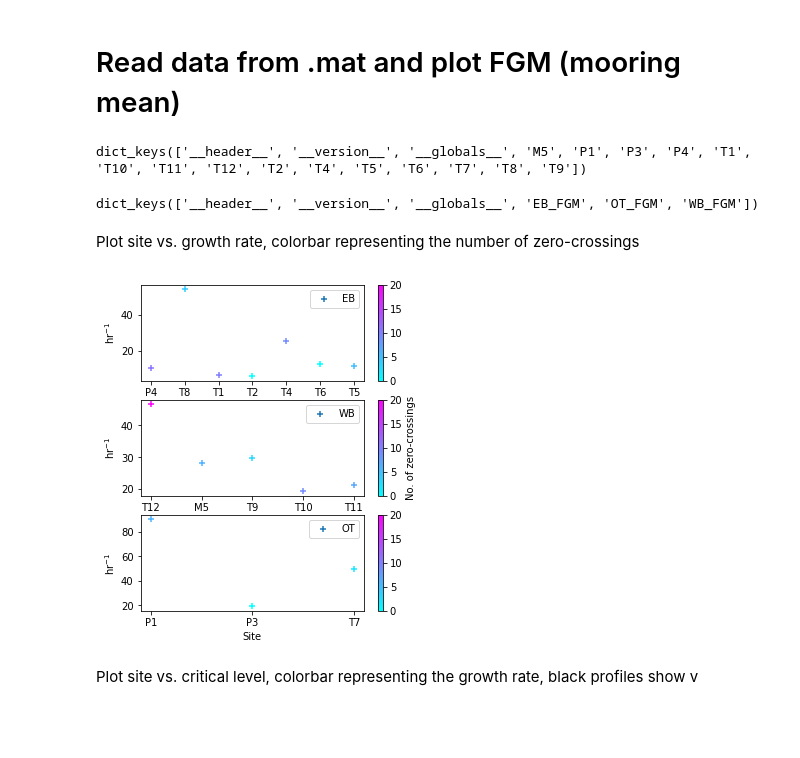
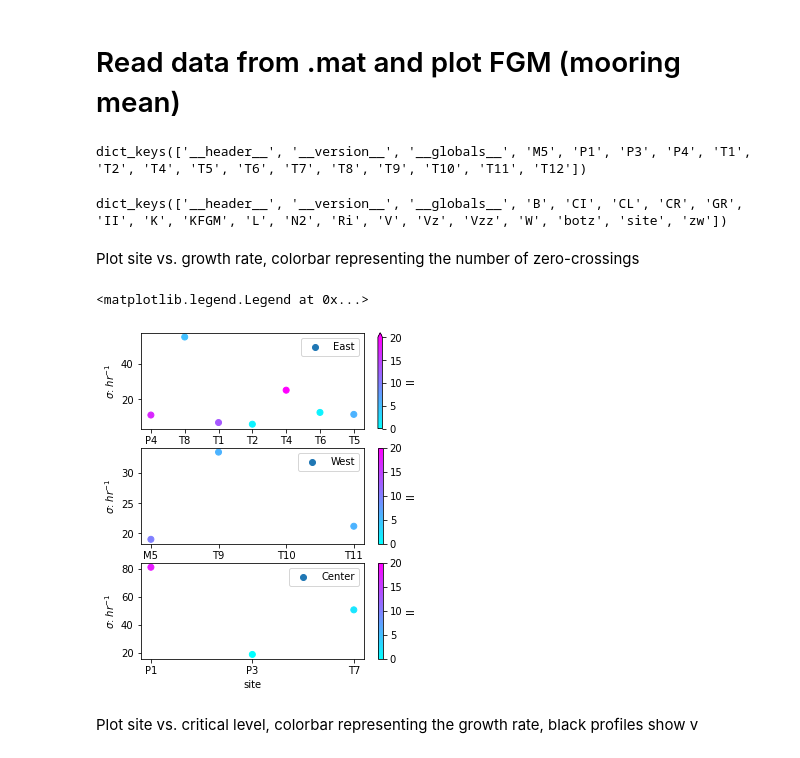
Before and after one commit to jessecusack/SP_taylor_goldstein, a Jupyter notebook: sp-tg/analysis/FGM.ipynb, the cells around one changed output. Drawn from its saved outputs; the diff is of its cells as text; code cells hidden in the pictures; blank space fills up the shorter version.

```diff
--- a/sp-tg/analysis/FGM.ipynb
+++ b/sp-tg/analysis/FGM.ipynb
@@ -17,8 +16,10 @@ from scipy import integrate
 from matplotlib import cm
 # %%
 # load time-mean mooring data
-data0 = sio.loadmat('/Users/tantanmeow/WORK/2018-2019/Jesse/TG/mooring_averages_processed.mat',squeeze_me = True,struct_as_record = False)
+mdirec='/Users/tantanmeow/GitHub/SP_taylor_goldstein/sp-tg/';
+
+data0 = sio.loadmat(mdirec+'data/mooring_averages.mat',squeeze_me = True,struct_as_record = False)
 type(data0)
 dict.keys(data0)
 # %% [output]
-dict_keys(['__header__', '__version__', '__globals__', 'M5', 'P1', 'P3', 'P4', 'T1', 'T10', 'T11', 'T12', 'T2', 'T4', 'T5', 'T6', 'T7', 'T8', 'T9'])
+dict_keys(['__header__', '__version__', '__globals__', 'M5', 'P1', 'P3', 'P4', 'T1', 'T2', 'T4', 'T5', 'T6', 'T7', 'T8', 'T9', 'T10', 'T11', 'T12'])
@@ -47,9 +26,8 @@ def dataset_dict(sample_dict, key):
 # %%
 # load FGM outputs from a .mat dataset
-data_path = '/Users/tantanmeow/WORK/2018-2019/Jesse/TG/'
 data_name = 'TG_SI_mean_ex1.mat'
-data = sio.loadmat(data_path + data_name,squeeze_me = True,struct_as_record = False)
+data = sio.loadmat(mdirec + 'codes/' + data_name,squeeze_me = True,struct_as_record = False)
 type(data)
 dict.keys(data)
 # %% [output]
-dict_keys(['__header__', '__version__', '__globals__', 'EB_FGM', 'OT_FGM', 'WB_FGM'])
+dict_keys(['__header__', '__version__', '__globals__', 'B', 'CI', 'CL', 'CR', 'GR', 'II', 'K', 'KFGM', 'L', 'N2', 'Ri', 'V', 'Vz', 'Vzz', 'W', 'botz', 'site', 'zw'])
@@ -58,26 +76,6 @@ EB_FGM = data['EB_FGM'] ; WB_FGM = data['WB_FGM'] ; OT_FGM = data['OT_FGM'] ;
+# %%
+EB=['P4','T8','T1','T2','T4','T6','T5']
+WB=['T12','M5','T9','T10','T11']
+OT=['P1','P3','T7']
 # %% [markdown]
 Plot site vs. growth rate, colorbar representing the number of zero-crossings
-# %%
-fig, ax =  plt.subplots(nrows=3, ncols=1, figsize=(5, 6))
-# EB
-sc = ax[0].scatter(EB_FGM.site, 2*np.pi/EB_FGM.GR/3600, c=EB_FGM.I, marker='+', vmin=0, vmax=20, cmap=cm.cool, label="EB")
-fig.colorbar(sc,label=" ",ax=ax[0])
-# ax[0].set_xlabel("Site")
-ax[0].set_ylabel("hr$^{-1}$")
-ax[0].legend(loc='upper right')
-# WB
-sc = ax[1].scatter(WB_FGM.site, 2*np.pi/WB_FGM.GR/3600, c=WB_FGM.I, marker='+', vmin=0, vmax=20, cmap=cm.cool, label="WB")
-fig.colorbar(sc,label="No. of zero-crossings",ax=ax[1])
-# ax[1].set_xlabel("Site")
-ax[1].set_ylabel("hr$^{-1}$")
-ax[1].legend(loc='upper right')
-# OT
-sc = ax[-1].scatter(OT_FGM.site, 2*np.pi/OT_FGM.GR/3600, c=OT_FGM.I, marker='+', vmin=0, vmax=20, cmap=cm.cool, label="OT")
-fig.colorbar(sc,label=" ",ax=ax[-1])
-ax[-1].set_xlabel("Site")
-ax[-1].set_ylabel("hr$^{-1}$")
-ax[-1].legend(loc='upper right')
-
-fig.savefig(data_path+data_name[:-4]+'_gr.png', dpi=300)
-# %% [output]
-[figure, removed]
@@ -97,2 +82,19 @@ def plot_insets(key, var, loc, xlim, ylim, ax):
+# %%
+fig, ax =  plt.subplots(nrows=3, ncols=1, figsize=(5, 6))
+FGM_mean.loc[dict(site=EB)].plot.scatter(x='site', y='GR', hue='II', marker='o',label='East',
+                             ax=ax[0], cmap=cm.cool, vmax=20, vmin=0, add_guide=True)
+ax[0].set_ylabel('$\sigma$: $hr^{-1}$')
+ax[0].legend()
+FGM_mean.loc[dict(site=WB)].plot.scatter(x='site', y='GR', hue='II', marker='o',label='West',
+                             ax=ax[1], cmap=cm.cool, vmax=20, vmin=0, add_guide=True)
+ax[1].set_ylabel('$\sigma$: $hr^{-1}$')
+ax[1].legend()
+FGM_mean.loc[dict(site=OT)].plot.scatter(x='site', y='GR', hue='II', marker='o',label='Center',
+                             ax=ax[-1], cmap=cm.cool, vmax=20, vmin=0, add_guide=True)
+ax[-1].set_ylabel('$\sigma$: $hr^{-1}$')
+ax[-1].legend()
+# %% [output]
+<matplotlib.legend.Legend at 0x...>
+[figure, added]
 # %% [markdown]
 Plot site vs. critical level, colorbar representing the growth rate, black profiles show v
```
Also changed, not shown: parts of 20 cells of this notebook, 1 other file.
